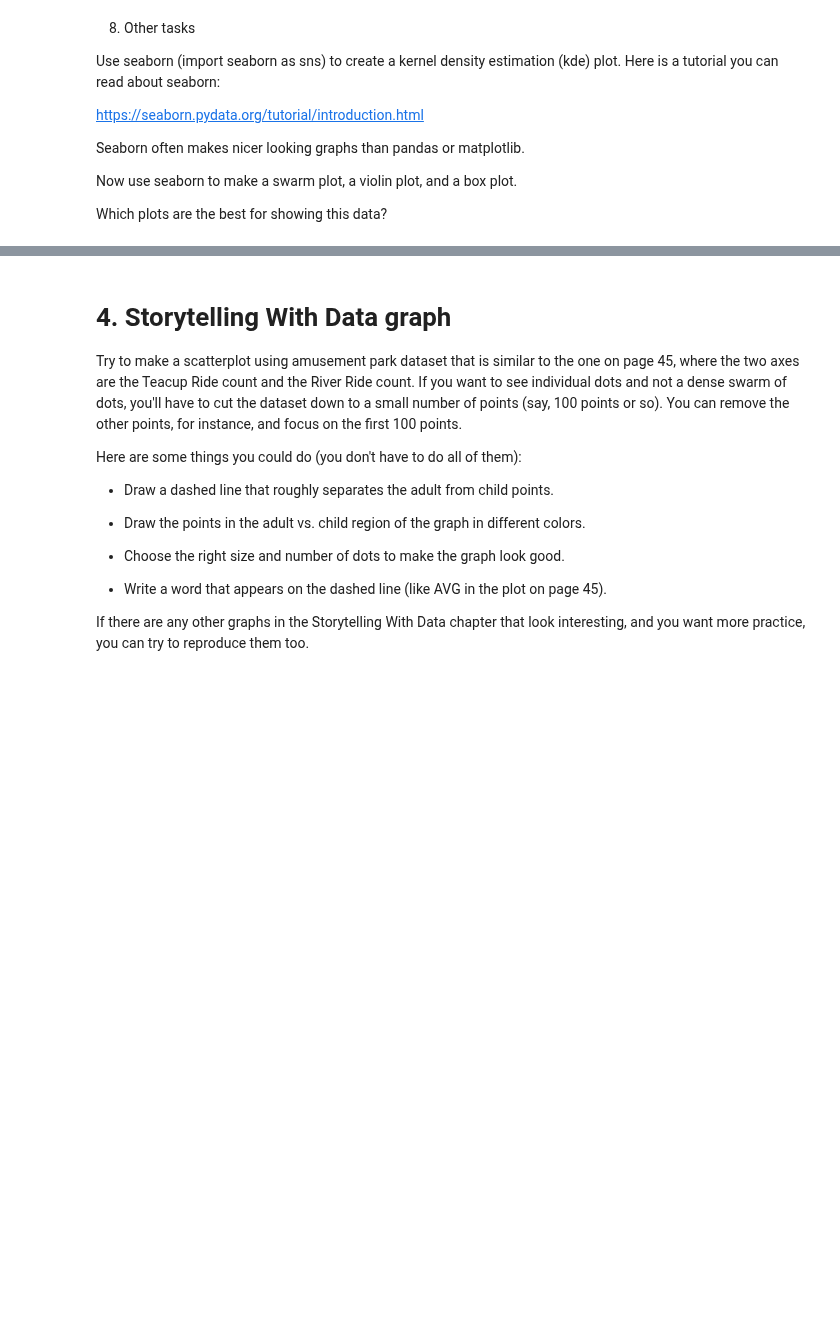
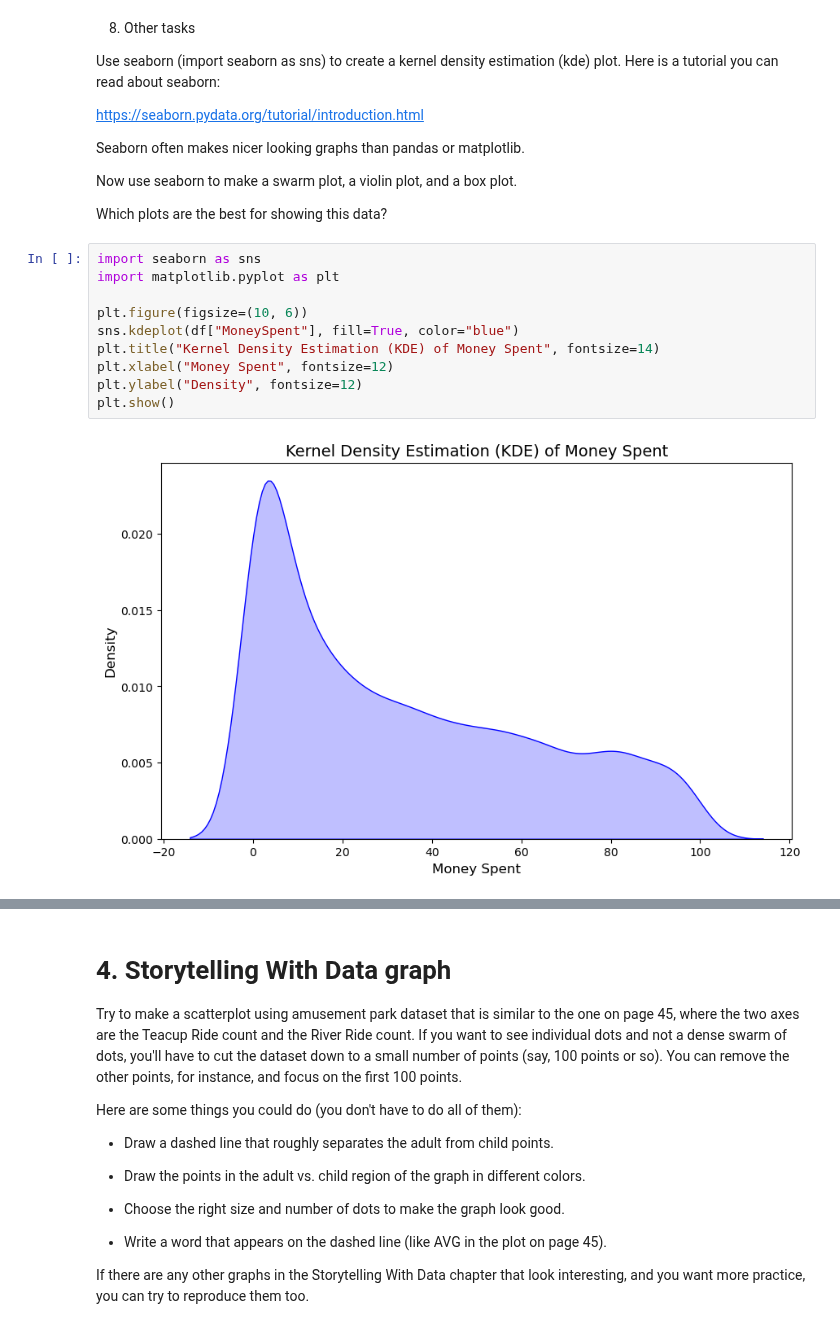
Before and after one commit to tetianakravchuk/AI-for-Leaders, a Jupyter notebook: OMDS-ModB2-Week3-Kravchuk-Tetiana.ipynb, the cells around one changed output, grey strips where cells are left out. Drawn from its saved outputs; the diff is of its cells as text; blank space fills up the shorter version.

```diff
--- a/OMDS-ModB2-Week3-Kravchuk-Tetiana.ipynb
+++ b/OMDS-ModB2-Week3-Kravchuk-Tetiana.ipynb
@@ -334,3 +334,15 @@ Seaborn often makes nicer looking graphs than pandas or matplotlib.
 Now use seaborn to make a swarm plot, a violin plot, and a box plot.
 
 Which plots are the best for showing this data?
+# %%
+import seaborn as sns
+import matplotlib.pyplot as plt
+
+plt.figure(figsize=(10, 6))
+sns.kdeplot(df["MoneySpent"], fill=True, color="blue")
+plt.title("Kernel Density Estimation (KDE) of Money Spent", fontsize=14)
+plt.xlabel("Money Spent", fontsize=12)
+plt.ylabel("Density", fontsize=12)
+plt.show()
+# %% [output]
+[figure, added]
```
Also changed, not shown: parts of 3 cells of this notebook.
